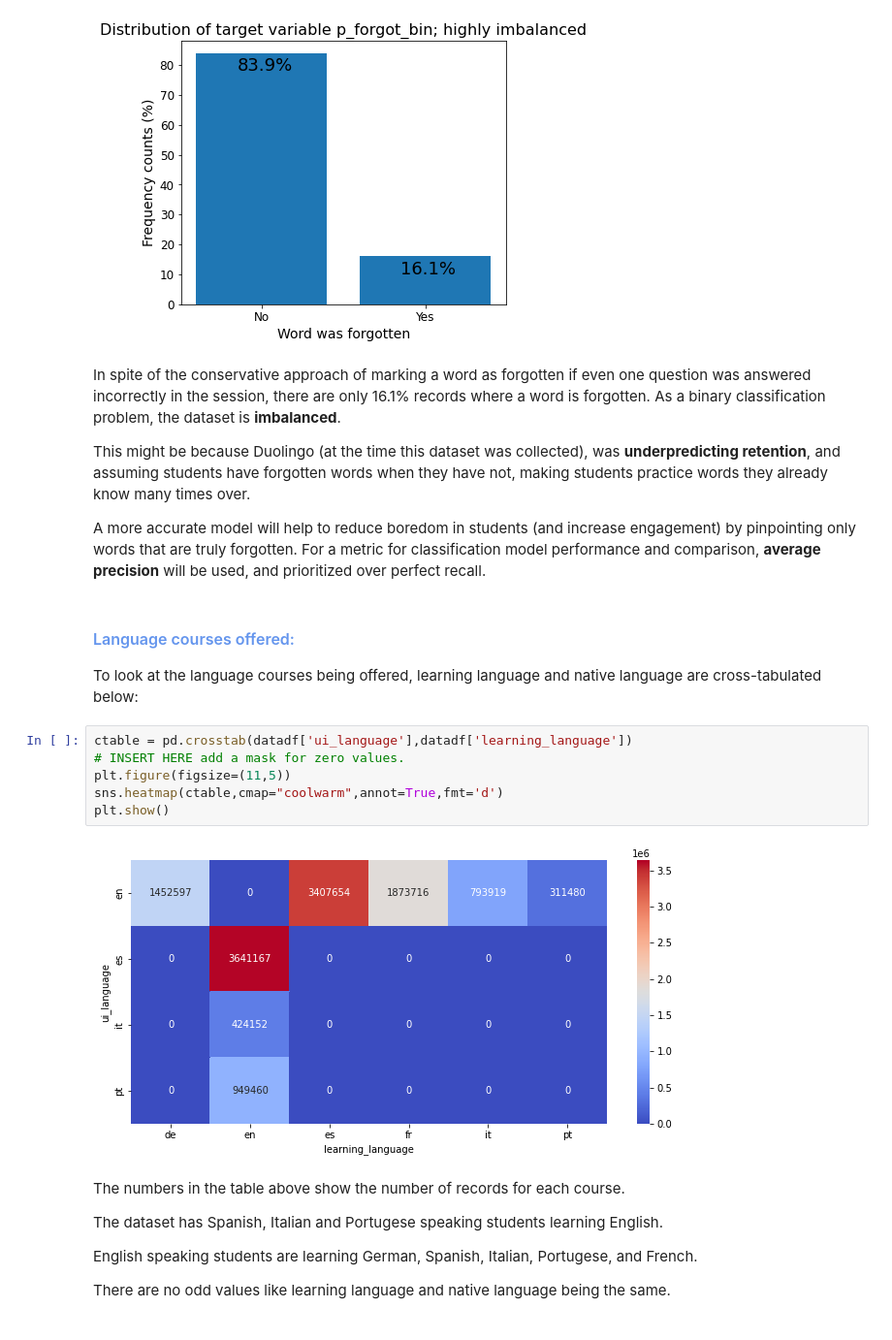
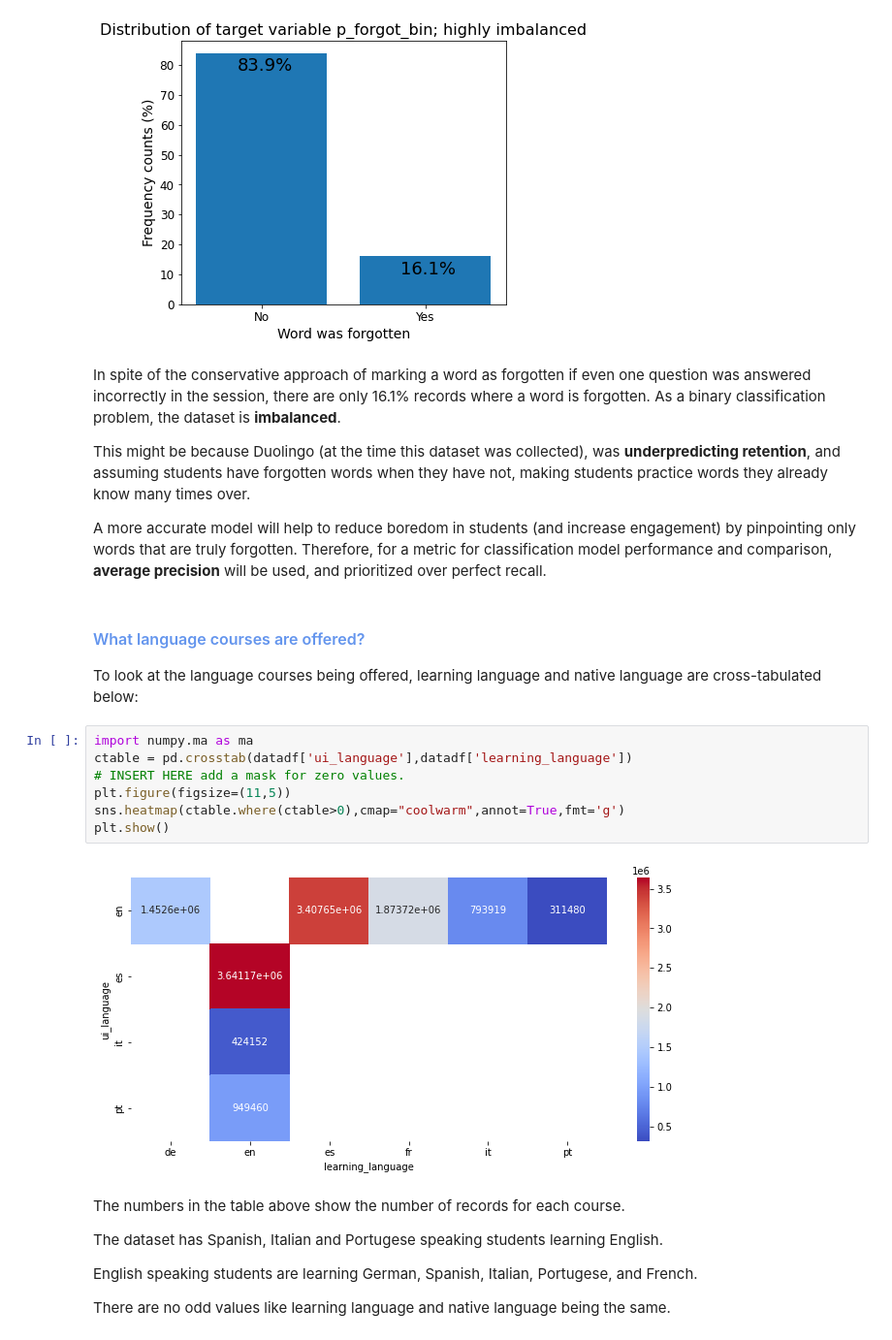
Before and after one commit to rts1988/Duolingo_spaced_repetition, a Jupyter notebook: 1_Introduction_basicEDA_Duolingo_spaced_repetition.ipynb, the cells around one changed output. Shown at 97% size. Cells and saved outputs as stored; diff of their text form.

```diff
--- a/1_Introduction_basicEDA_Duolingo_spaced_repetition.ipynb
+++ b/1_Introduction_basicEDA_Duolingo_spaced_repetition.ipynb
@@ -399,19 +405,20 @@ In spite of the conservative approach of marking a word as forgotten if even one
 
 This might be because Duolingo (at the time this dataset was collected), was **underpredicting retention**, and assuming students have forgotten words when they have not, making students practice words they already know many times over.
 
-A more accurate model will help to reduce boredom in students (and increase engagement) by pinpointing only words that are truly forgotten. For a metric for classification model performance and comparison, **average precision** will be used, and prioritized over perfect recall.
+A more accurate model will help to reduce boredom in students (and increase engagement) by pinpointing only words that are truly forgotten. Therefore, for a metric for classification model performance and comparison, **average precision** will be used, and prioritized over perfect recall.
 # %% [markdown]
-### <font color = 'cornflowerblue' size=3>Language courses offered:</font>
+### <font color = 'cornflowerblue' size=3>What language courses are offered?</font>
 
 To look at the language courses being offered, learning language and native language are cross-tabulated below:
 # %%
+import numpy.ma as ma
 ctable = pd.crosstab(datadf['ui_language'],datadf['learning_language'])
 # INSERT HERE add a mask for zero values.
 plt.figure(figsize=(11,5))
-sns.heatmap(ctable,cmap="coolwarm",annot=True,fmt='d')
+sns.heatmap(ctable.where(ctable>0),cmap="coolwarm",annot=True,fmt='g')
 plt.show()
 # %% [output]
-[figure, old version]
+[figure, new version]
 # %% [markdown]
 The numbers in the table above show the number of records for each course.
 
```
Also changed, not shown: parts of 219 cells of this notebook.
